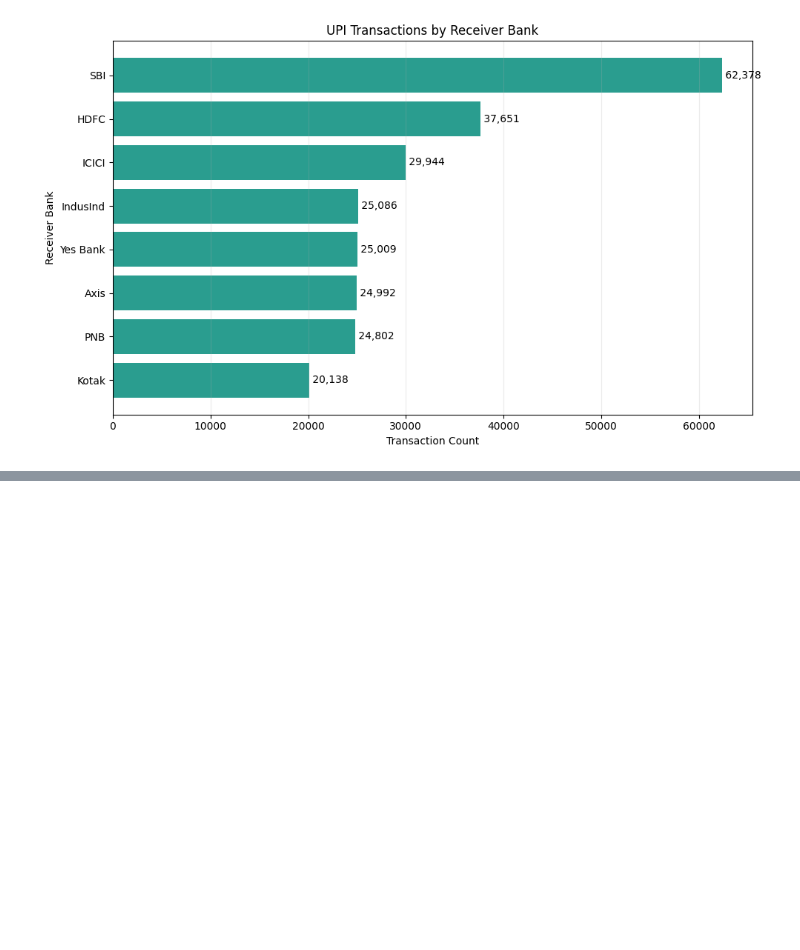
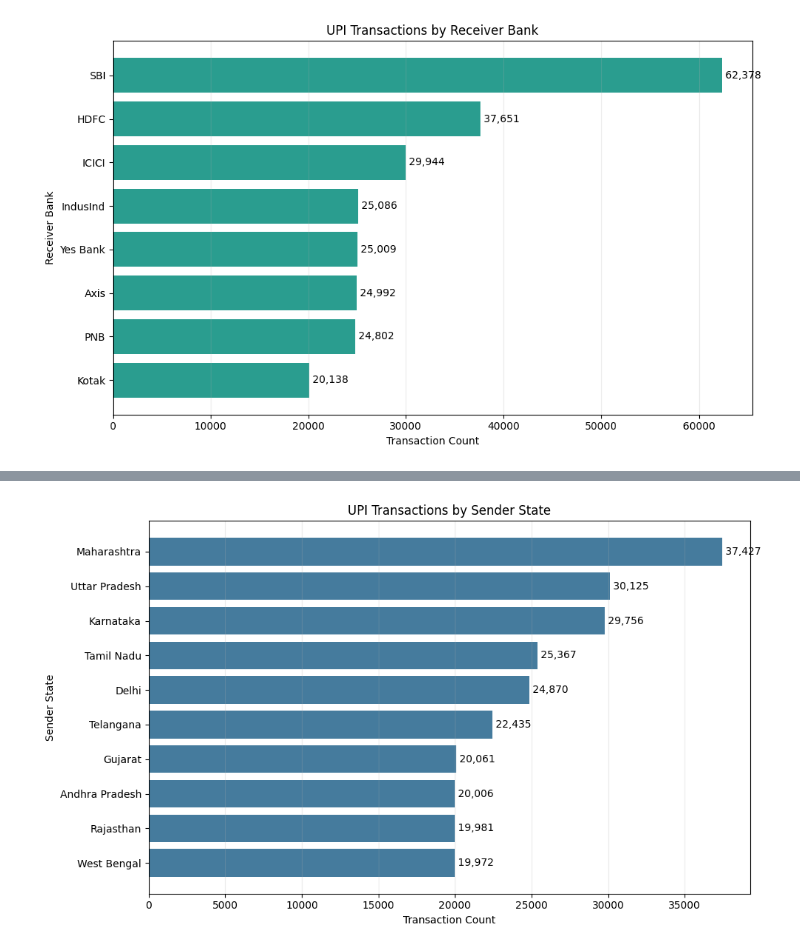
Before and after one commit to KaviyaVelmurugan/upi-transaction-intelligence-platform, a Jupyter notebook: notebooks/02_eda.ipynb, the cells around one changed output, grey strips where cells are left out. Cells and saved outputs as stored; diff of their text form; code cells hidden in the pictures; blank space fills up the shorter version.

Commit message:
Sender State Distribution completed

```diff
--- a/notebooks/02_eda.ipynb
+++ b/notebooks/02_eda.ipynb
@@ -592,0 +640,31 @@ plt.show()
+# %%
+## Create the chart
+fig, ax = plt.subplots(figsize=(10, 6))
+
+bars = ax.barh(
+    sender_state_summary["sender_state"],
+    sender_state_summary["transaction_count"],
+    color="#457B9D"
+)
+
+ax.invert_yaxis()
+ax.set_title("UPI Transactions by Sender State")
+ax.set_xlabel("Transaction Count")
+ax.set_ylabel("Sender State")
+ax.grid(axis="x", alpha=0.25)
+
+for bar, count in zip(
+    bars,
+    sender_state_summary["transaction_count"]
+):
+    ax.text(
+        bar.get_width(),
+        bar.get_y() + bar.get_height() / 2,
+        f" {count:,}",
+        va="center"
+    )
+
+plt.tight_layout()
+plt.show()
+# %% [output]
+[figure, added]
```
Also changed, not shown: parts of 2 cells of this notebook, 1 other file.
